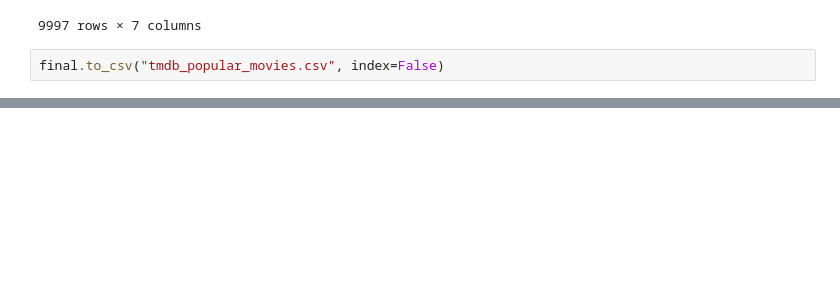
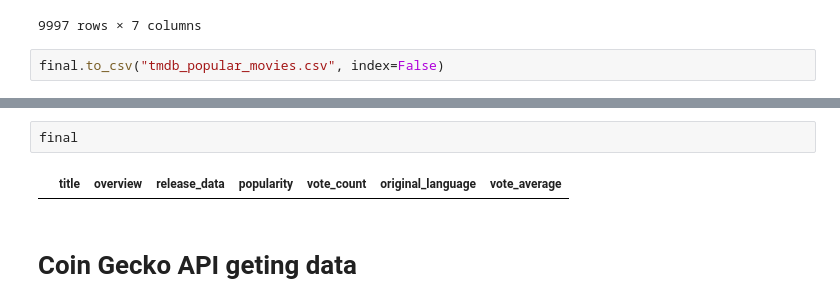
Before and after one commit to Priya-Rathor/Machine-learning, a Jupyter notebook: DataAnalysis/getData.ipynb, the cells around one changed output, grey strips where cells are left out. Saved outputs shown, nothing was run; the diff lists cells and outputs as text; blank space fills up the shorter version.

```diff
--- a/DataAnalysis/getData.ipynb
+++ b/DataAnalysis/getData.ipynb
@@ -235,0 +297,6 @@ final.to_csv("tmdb_popular_movies.csv", index=False)
+# %%
+final
+# %% [output]
+|  | title | overview | release_data | popularity | vote_count | original_language | vote_average |
+# %% [markdown]
+# Coin Gecko API geting data
```
Also changed, not shown: parts of 8 cells of this notebook, 2 other files.
